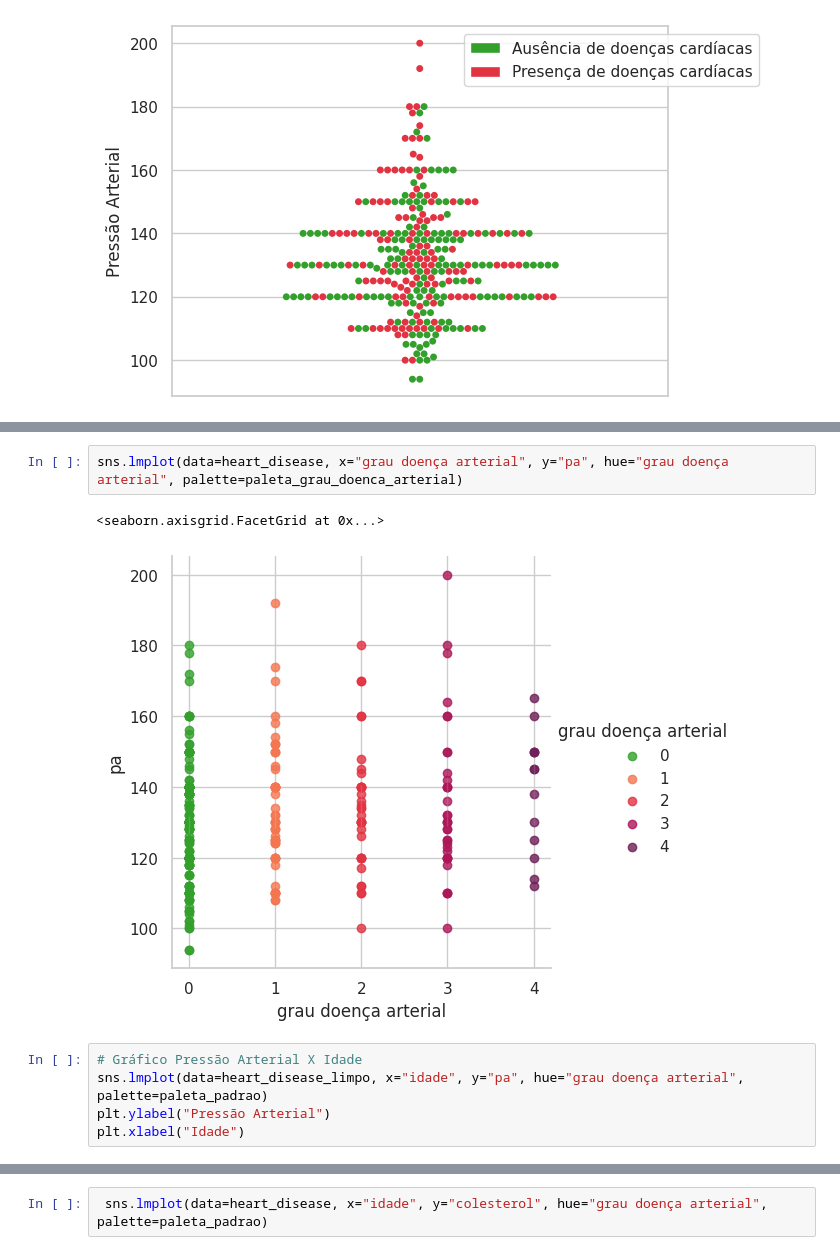
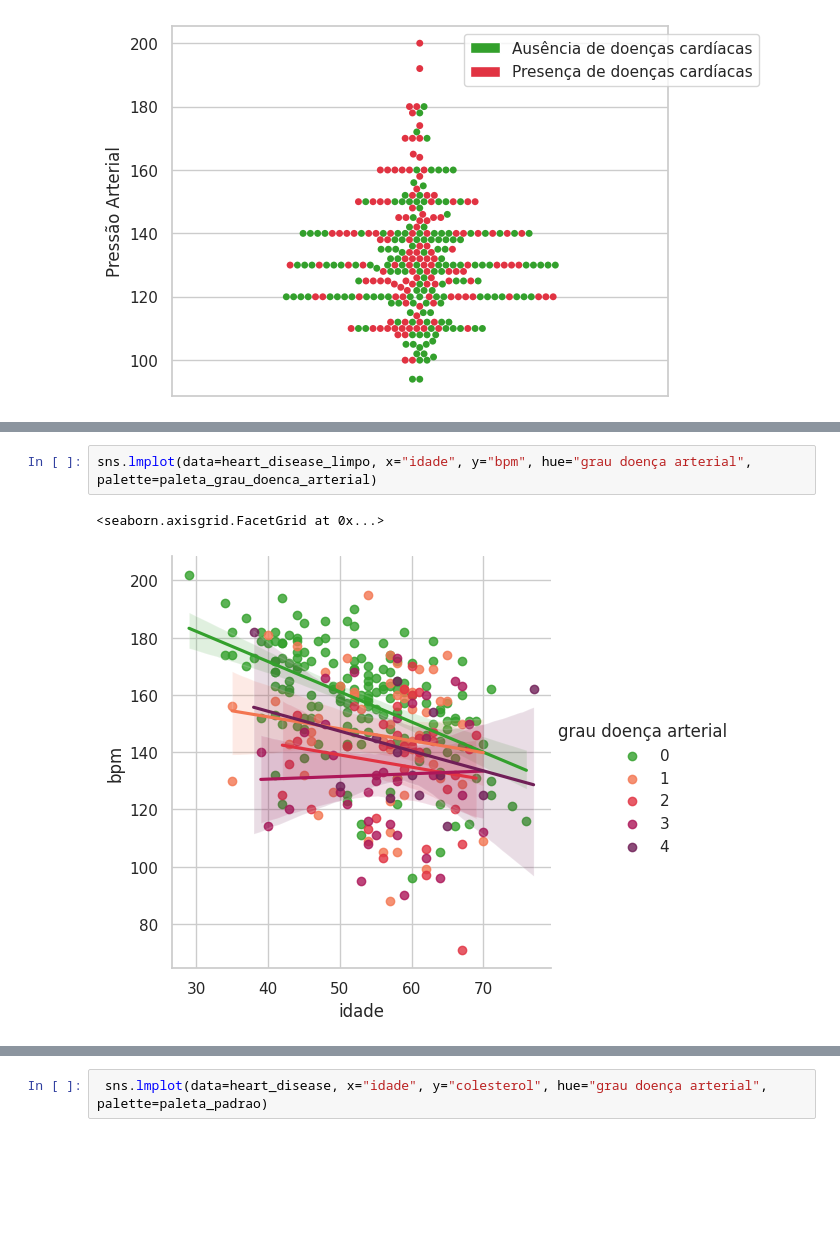
Before and after one commit to JGCMachado/Datasets, a Jupyter notebook: Heart_Disease.ipynb, the cells around one changed output, grey strips where cells are left out. Drawn from its saved outputs; the diff is of its cells as text; blank space fills up the shorter version.

```diff
--- a/Heart_Disease.ipynb
+++ b/Heart_Disease.ipynb
@@ -994,10 +1047,5 @@ plt.show()
 # %%
-sns.lmplot(data=heart_disease, x="grau doença arterial", y="pa", hue="grau doença arterial", palette=paleta_grau_doenca_arterial)
+sns.lmplot(data=heart_disease_limpo, x="idade", y="bpm", hue="grau doença arterial", palette=paleta_grau_doenca_arterial)
 # %% [output]
 <seaborn.axisgrid.FacetGrid at 0x...>
-[figure, old version]
+[figure, new version]
-# %%
-# Gráfico Pressão Arterial X Idade
-sns.lmplot(data=heart_disease_limpo, x="idade", y="pa", hue="grau doença arterial", palette=paleta_padrao)
-plt.ylabel("Pressão Arterial")
-plt.xlabel("Idade")
```
Also changed, not shown: parts of 13 cells of this notebook.
